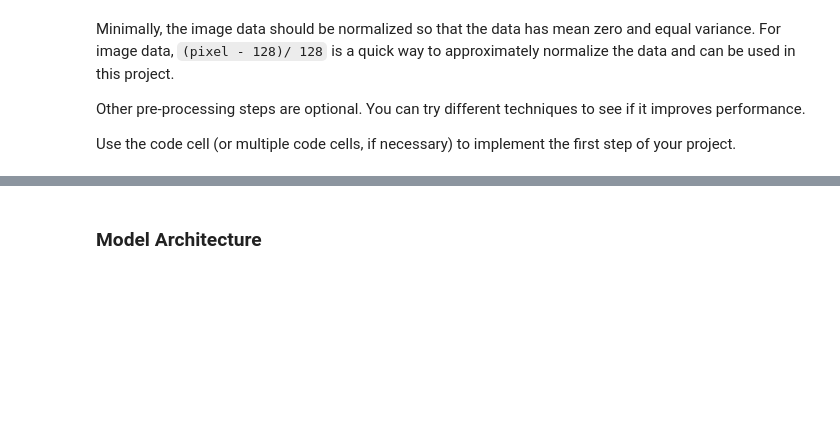
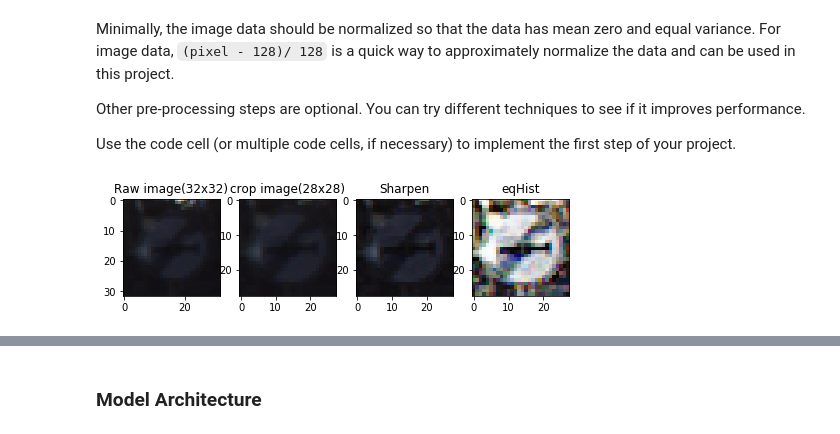
Before and after one commit to uranus4ever/Traffic-Sign-Classifier-CNN, a Jupyter notebook: Traffic_Sign_Classifier-Copy1.ipynb, the cells around one changed output, grey strips where cells are left out. Cells and saved outputs as stored; diff of their text form; code cells hidden in the pictures; blank space fills up the shorter version.

Commit message:
Update pre-process

```diff
--- a/Traffic_Sign_Classifier-Copy1.ipynb
+++ b/Traffic_Sign_Classifier-Copy1.ipynb
@@ -174,0 +157,53 @@ X_test = Gray(X_test_pure)
+# %%
+### Preprocess the data here. It is required to normalize the data. Other preprocessing steps could include
+### converting to grayscale, etc.
+import cv2
+
+def equal_Hist(img):
+    # Equalization Histogram
+    img_temp = img.copy()
+    img_temp[:,:,0] = cv2.equalizeHist(img[:, :, 0])
+    img_temp[:,:,1] = cv2.equalizeHist(img[:, :, 1])
+    img_temp[:,:,2] = cv2.equalizeHist(img[:, :, 2])
+    return img_temp
+
+def crop(img, margin=0):
+    return img[margin:(img.shape[0]-margin), margin:(img.shape[1]-margin)]
+
+def blur(img):
+    gb = cv2.GaussianBlur(img, (5,5), 20.0)
+    return cv2.addWeighted(img, 2, gb, -1, 0)
+
+def process(img):
+    result = crop(img, margin=2)
+    result = blur(result)
+    result = equal_Hist(result)
+    return result
+
+def rotate_img(img):
+    mid_x, mid_y = int(img.shape[0]/2), int(img.shape[1]/2)
+    ang = 30.0*np.random.rand()-15
+    Mat = cv2.getRotationMatrix2D((mid_x, mid_y), ang, 1.0)
+    return cv2.warpAffine(img, Mat, img.shape[:2])
+
+img = X_train_pure[200,:,:,:]
+img1 = crop(img, margin=2)
+img2 = blur(img1)
+img3 = equal_Hist(img2)
+
+plt.figure(figsize=(8, 2))
+plt.subplot(1, 4, 1)
+plt.imshow(img)
+plt.title("Raw image({}x{})".format(img.shape[0], img.shape[1]))
+plt.subplot(1, 4, 2)
+plt.imshow(img1)
+plt.title("crop image({}x{})".format(img1.shape[0], img1.shape[1]))
+plt.subplot(1, 4, 3)
+plt.imshow(img2)
+plt.title("Sharpen")
+plt.subplot(1, 4, 4)
+plt.imshow(img3)
+plt.title("eqHist")
+plt.show()
+# %% [output]
+[figure, added]
```
Also changed, not shown: parts of 19 cells of this notebook.
